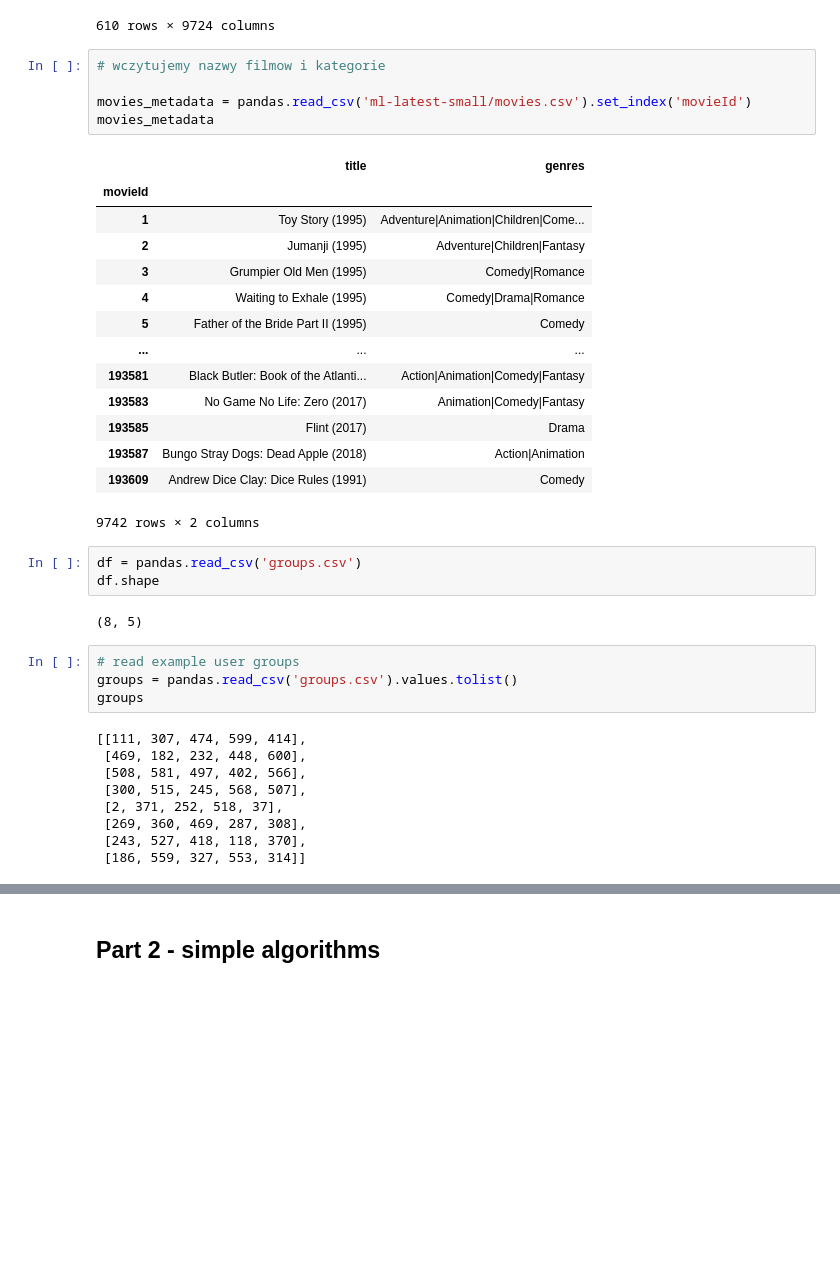
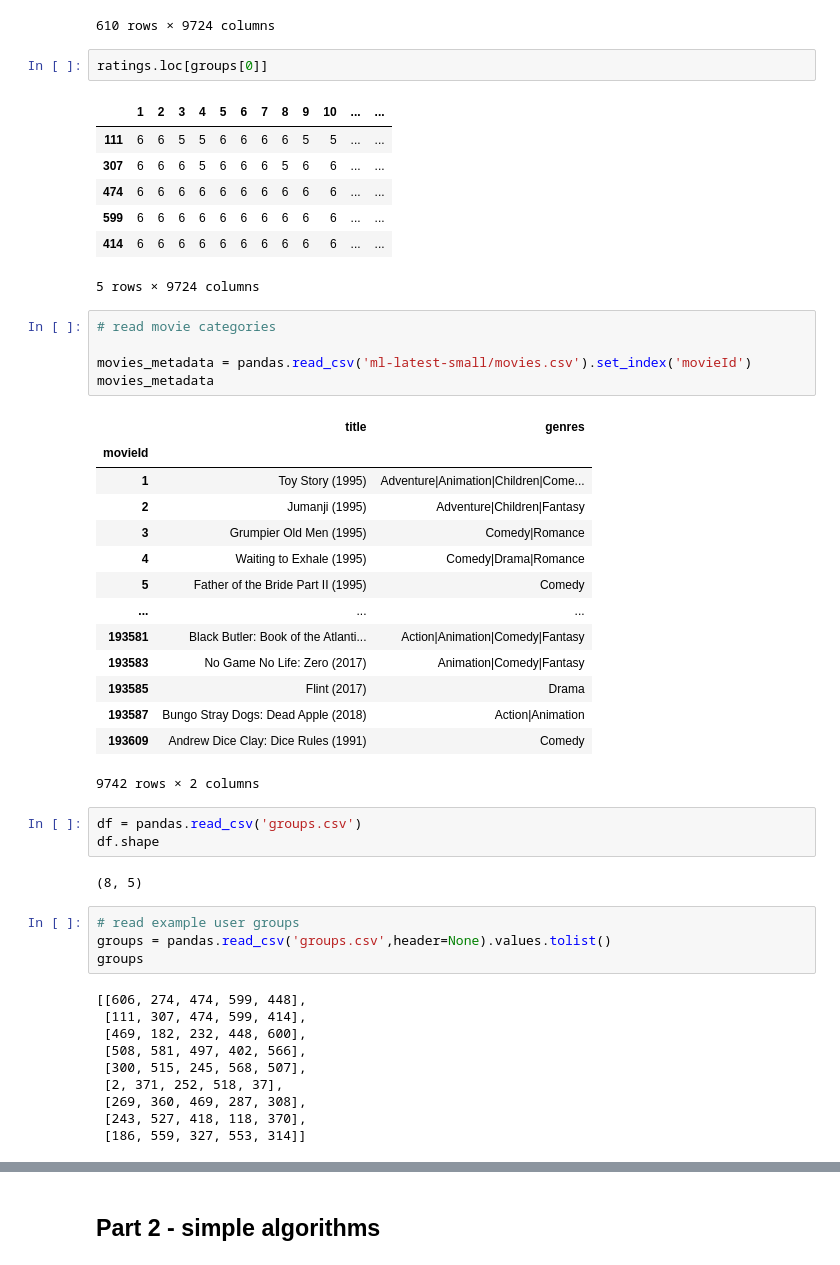
Before and after one commit to my-alaska/recommendations, a Jupyter notebook: groups/lab5_group_recommenders.ipynb, the cells around one changed output, grey strips where cells are left out. Cells and saved outputs as stored; diff of their text form; blank space fills up the shorter version.

```diff
--- a/groups/lab5_group_recommenders.ipynb
+++ b/groups/lab5_group_recommenders.ipynb
@@ -61,8 +61,18 @@ Total error: 45540.56325483396
 | 609 | 8 | 9 | 0 | 2 | 8 | 10 | 10 | 5 | 6 | 5 | ... | ... |
 | 610 | 6 | 6 | 6 | 5 | 6 | 6 | 6 | 6 | 5 | 6 | ... | ... |
 610 rows × 9724 columns
+# %%
+ratings.loc[groups[0]]
+# %% [output]
+|  | 1 | 2 | 3 | 4 | 5 | 6 | 7 | 8 | 9 | 10 | ... | ... |
+| 111 | 6 | 6 | 5 | 5 | 6 | 6 | 6 | 6 | 5 | 5 | ... | ... |
+| 307 | 6 | 6 | 6 | 5 | 6 | 6 | 6 | 5 | 6 | 6 | ... | ... |
+| 474 | 6 | 6 | 6 | 6 | 6 | 6 | 6 | 6 | 6 | 6 | ... | ... |
+| 599 | 6 | 6 | 6 | 6 | 6 | 6 | 6 | 6 | 6 | 6 | ... | ... |
+| 414 | 6 | 6 | 6 | 6 | 6 | 6 | 6 | 6 | 6 | 6 | ... | ... |
+5 rows × 9724 columns
 # %%
-# wczytujemy nazwy filmow i kategorie
+# read movie categories
 
 movies_metadata = pandas.read_csv('ml-latest-small/movies.csv').set_index('movieId')
 movies_metadata
@@ -88,10 +98,11 @@ df.shape
 (8, 5)
 # %%
 # read example user groups
-groups = pandas.read_csv('groups.csv').values.tolist()
+groups = pandas.read_csv('groups.csv',header=None).values.tolist()
 groups
 # %% [output]
-[[111, 307, 474, 599, 414],
+[[606, 274, 474, 599, 448],
+ [111, 307, 474, 599, 414],
  [469, 182, 232, 448, 600],
  [508, 581, 497, 402, 566],
  [300, 515, 245, 568, 507],
```
Also changed, not shown: parts of 4 cells of this notebook.
